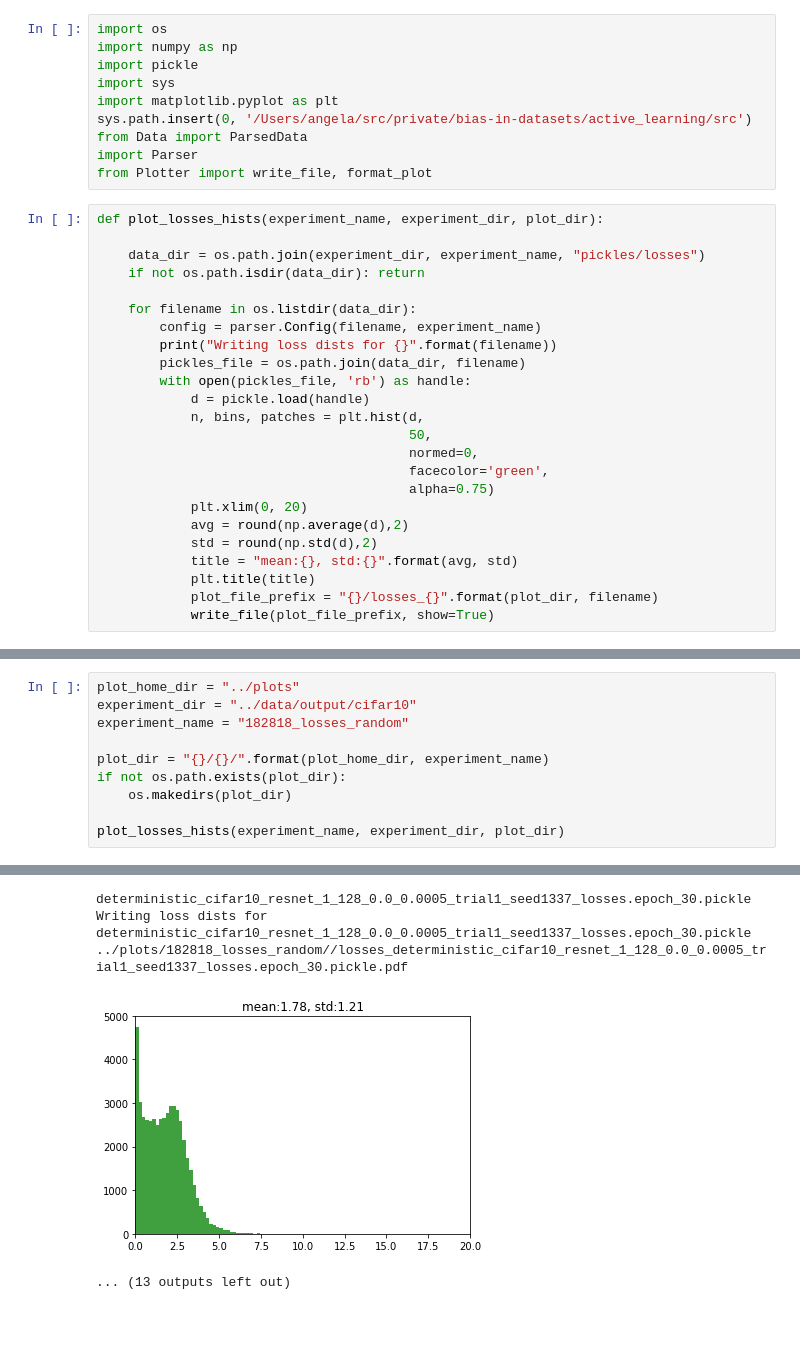
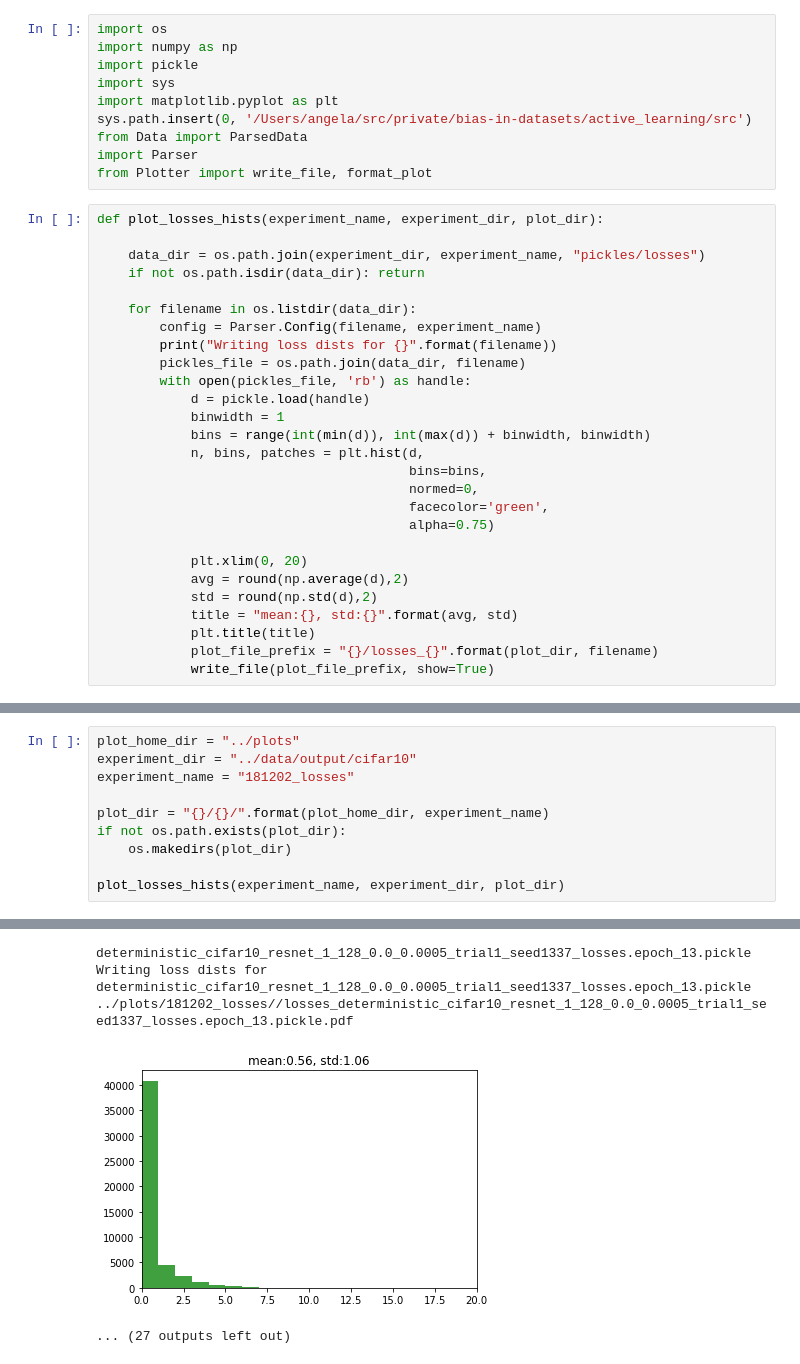
Before and after one commit to angelajiang/bias-in-datasets, a Jupyter notebook: active_learning/ipython/Selectivity Experiments.ipynb, the cells around one changed output, grey strips where cells are left out. Saved outputs shown, nothing was run; the diff lists cells and outputs as text; blank space fills up the shorter version.

```diff
--- a/active_learning/ipython/Selectivity Experiments.ipynb
+++ b/active_learning/ipython/Selectivity Experiments.ipynb
@@ -15,16 +15,19 @@ def plot_losses_hists(experiment_name, experiment_dir, plot_dir):
     if not os.path.isdir(data_dir): return
 
     for filename in os.listdir(data_dir):
-        config = parser.Config(filename, experiment_name)
+        config = Parser.Config(filename, experiment_name)
         print("Writing loss dists for {}".format(filename))
         pickles_file = os.path.join(data_dir, filename)
         with open(pickles_file, 'rb') as handle:
             d = pickle.load(handle)
+            binwidth = 1
+            bins = range(int(min(d)), int(max(d)) + binwidth, binwidth)
             n, bins, patches = plt.hist(d,
-                                        50,
+                                        bins=bins,
                                         normed=0,
                                         facecolor='green',
                                         alpha=0.75)
+
             plt.xlim(0, 20)
             avg = round(np.average(d),2)
             std = round(np.std(d),2)
@@ -71,7 +74,7 @@ Writing loss dists for deterministic_cifar10_resnet_1_128_0.0_0.0005_trial1_seed
 # %%
 plot_home_dir = "../plots"
 experiment_dir = "../data/output/cifar10"
-experiment_name = "182818_losses_random"
+experiment_name = "181202_losses"
 
 plot_dir = "{}/{}/".format(plot_home_dir, experiment_name)
 if not os.path.exists(plot_dir):
@@ -102,5 +105,5 @@ Writing loss dists for deterministic_cifar10_resnet_1_128_0.0_0.0005_trial1_seed
-deterministic_cifar10_resnet_1_128_0.0_0.0005_trial1_seed1337_losses.epoch_30.pickle
-Writing loss dists for deterministic_cifar10_resnet_1_128_0.0_0.0005_trial1_seed1337_losses.epoch_30.pickle
-../plots/182818_losses_random//losses_deterministic_cifar10_resnet_1_128_0.0_0.0005_trial1_seed1337_losses.epoch_30.pickle.pdf
+deterministic_cifar10_resnet_1_128_0.0_0.0005_trial1_seed1337_losses.epoch_13.pickle
+Writing loss dists for deterministic_cifar10_resnet_1_128_0.0_0.0005_trial1_seed1337_losses.epoch_13.pickle
+../plots/181202_losses//losses_deterministic_cifar10_resnet_1_128_0.0_0.0005_trial1_seed1337_losses.epoch_13.pickle.pdf
-[figure, old version]
+[figure, new version]
-... (13 outputs left out)
+... (27 outputs left out)
```
Also changed, not shown: parts of 4 cells of this notebook.
